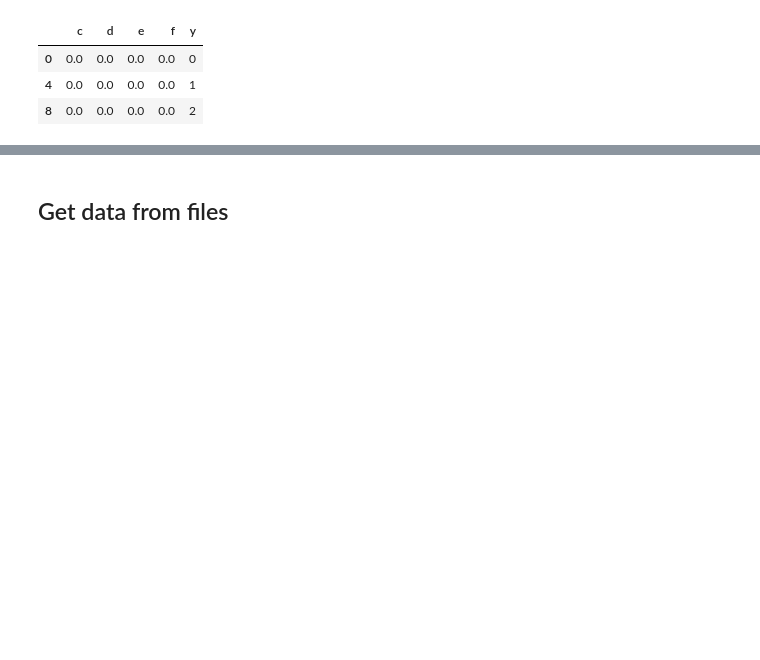
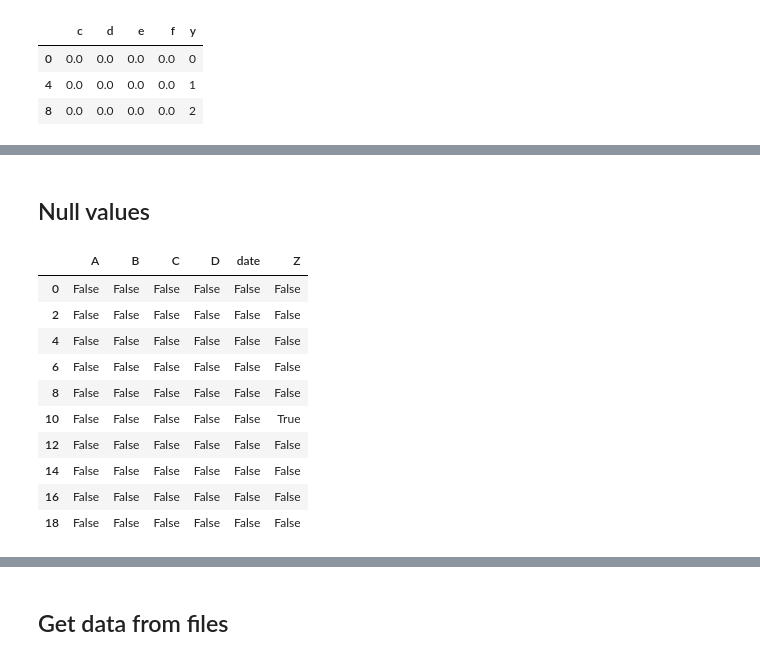
Before and after one commit to afflint/mastercobra, a Jupyter notebook: pandas.ipynb, the cells around one changed output, grey strips where cells are left out. Cells and saved outputs as stored; diff of their text form; code cells hidden in the pictures; blank space fills up the shorter version.

```diff
--- a/pandas.ipynb
+++ b/pandas.ipynb
@@ -44,0 +204,16 @@ df.iloc[:3][df.columns[2:]]
+# %% [markdown]
+## Null values
+# %%
+pd.isna(df)
+# %% [output]
+|  | A | B | C | D | date | Z |
+| 0 | False | False | False | False | False | False |
+| 2 | False | False | False | False | False | False |
+| 4 | False | False | False | False | False | False |
+| 6 | False | False | False | False | False | False |
+| 8 | False | False | False | False | False | False |
+| 10 | False | False | False | False | False | True |
+| 12 | False | False | False | False | False | False |
+| 14 | False | False | False | False | False | False |
+| 16 | False | False | False | False | False | False |
+| 18 | False | False | False | False | False | False |
```
Also changed, not shown: parts of 29 cells of this notebook, 5 other files.
